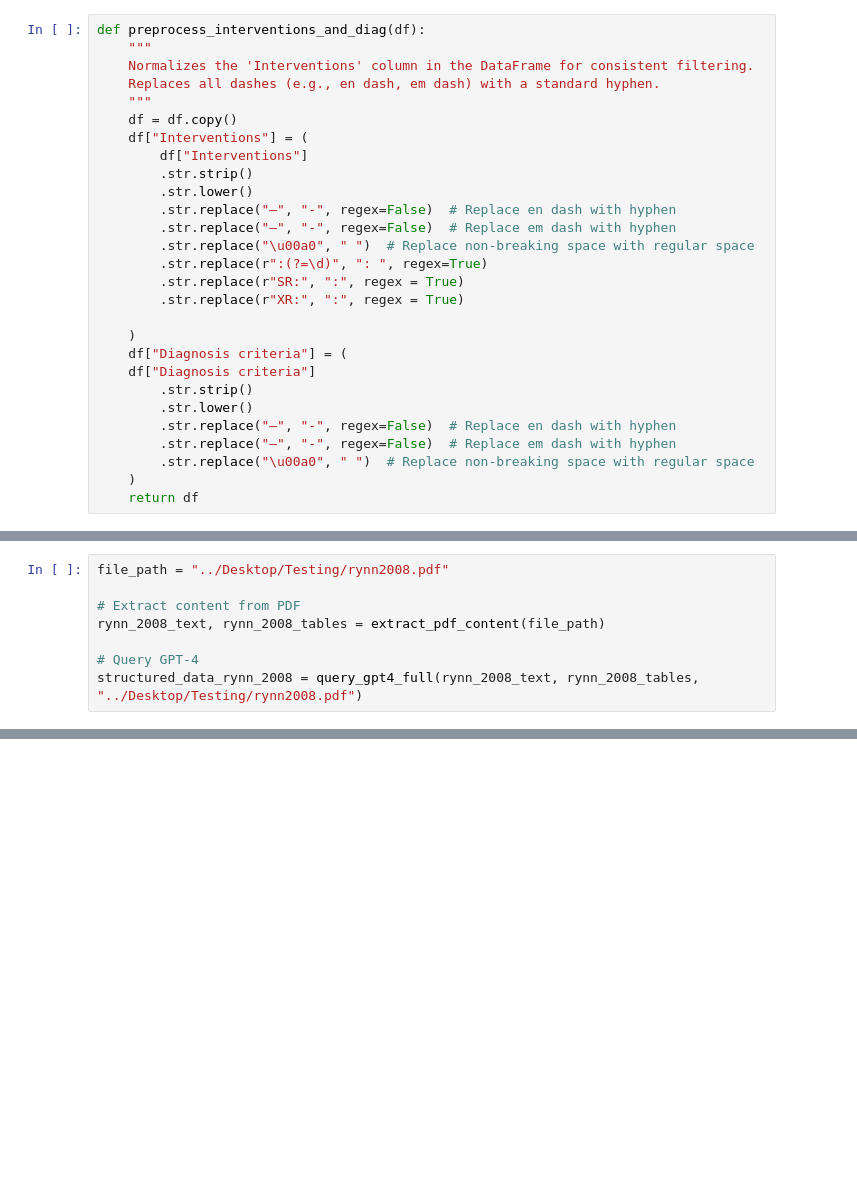
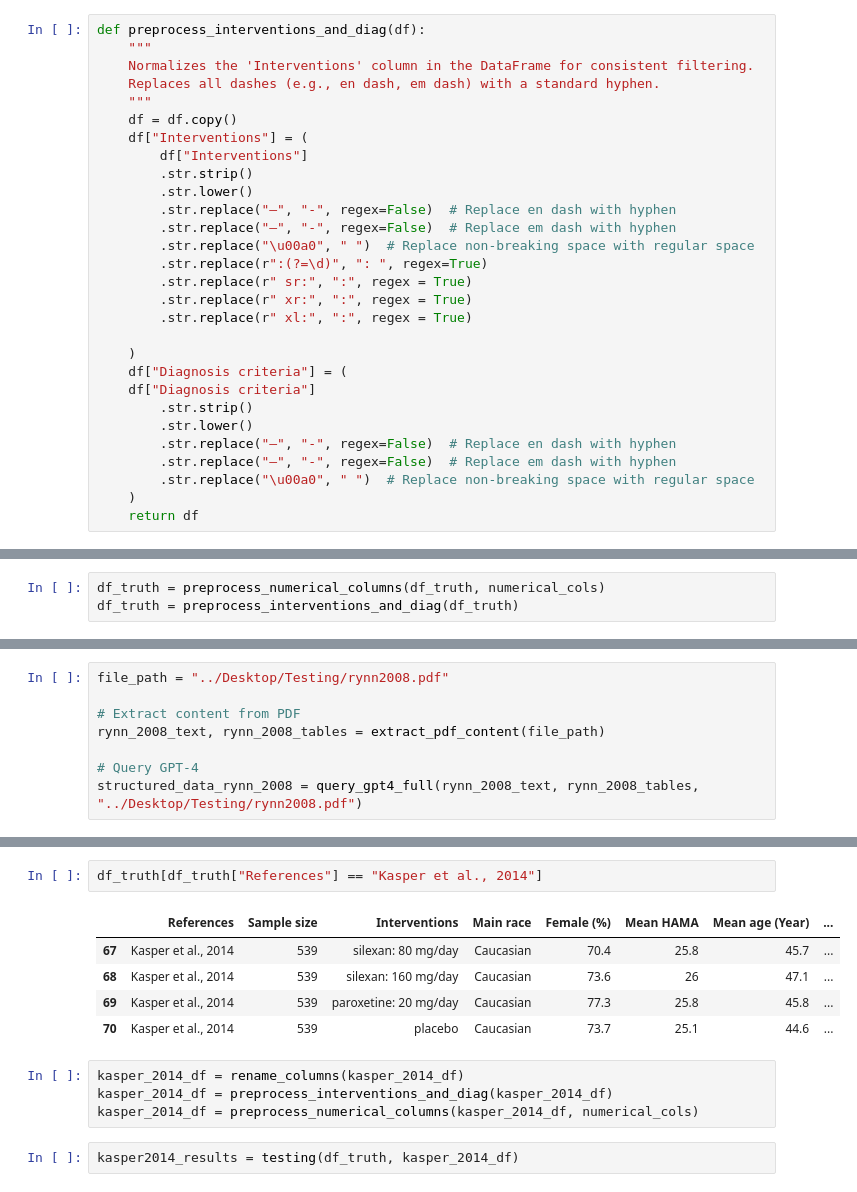
Before and after one commit to brandonorodriguez/Leveraging-GPT-4o-for-Structured-Data-Extraction-in-Clinical-Trials, a Jupyter notebook: Test_Data_Extration.ipynb, the cells around one changed output, grey strips where cells are left out. Drawn from its saved outputs; the diff is of its cells as text; blank space fills up the shorter version.

```diff
--- a/Test_Data_Extration.ipynb
+++ b/Test_Data_Extration.ipynb
@@ -241,8 +228,9 @@ def preprocess_interventions_and_diag(df):
         .str.replace("—", "-", regex=False)  # Replace em dash with hyphen
         .str.replace("\u00a0", " ")  # Replace non-breaking space with regular space
         .str.replace(r":(?=\d)", ": ", regex=True)
-        .str.replace(r"SR:", ":", regex = True)
-        .str.replace(r"XR:", ":", regex = True)
+        .str.replace(r" sr:", ":", regex = True)
+        .str.replace(r" xr:", ":", regex = True)
+        .str.replace(r" xl:", ":", regex = True)
 
     )
     df["Diagnosis criteria"] = (
@@ -330,3 +384,6 @@ def testing(df_truth, df):
+# %%
+df_truth = preprocess_numerical_columns(df_truth, numerical_cols)
+df_truth = preprocess_interventions_and_diag(df_truth)
 # %% [markdown]
 # Rynn 2008
 # %%
@@ -339,0 +513,14 @@ structured_data_rynn_2008 = query_gpt4_full(rynn_2008_text, rynn_2008_tables, ".
+# %%
+df_truth[df_truth["References"] == "Kasper et al., 2014"]
+# %% [output]
+|  | References | Sample size | Interventions | Main race | Female (%) | Mean HAMA | Mean age (Year) | ... |
+| 67 | Kasper et al., 2014 | 539 | silexan: 80 mg/day | Caucasian | 70.4 | 25.8 | 45.7 | ... |
+| 68 | Kasper et al., 2014 | 539 | silexan: 160 mg/day | Caucasian | 73.6 | 26 | 47.1 | ... |
+| 69 | Kasper et al., 2014 | 539 | paroxetine: 20 mg/day | Caucasian | 77.3 | 25.8 | 45.8 | ... |
+| 70 | Kasper et al., 2014 | 539 | placebo | Caucasian | 73.7 | 25.1 | 44.6 | ... |
+# %%
+kasper_2014_df = rename_columns(kasper_2014_df)
+kasper_2014_df = preprocess_interventions_and_diag(kasper_2014_df)
+kasper_2014_df = preprocess_numerical_columns(kasper_2014_df, numerical_cols)
+# %%
+kasper2014_results = testing(df_truth, kasper_2014_df)
```
Also changed, not shown: parts of 45 cells of this notebook.
